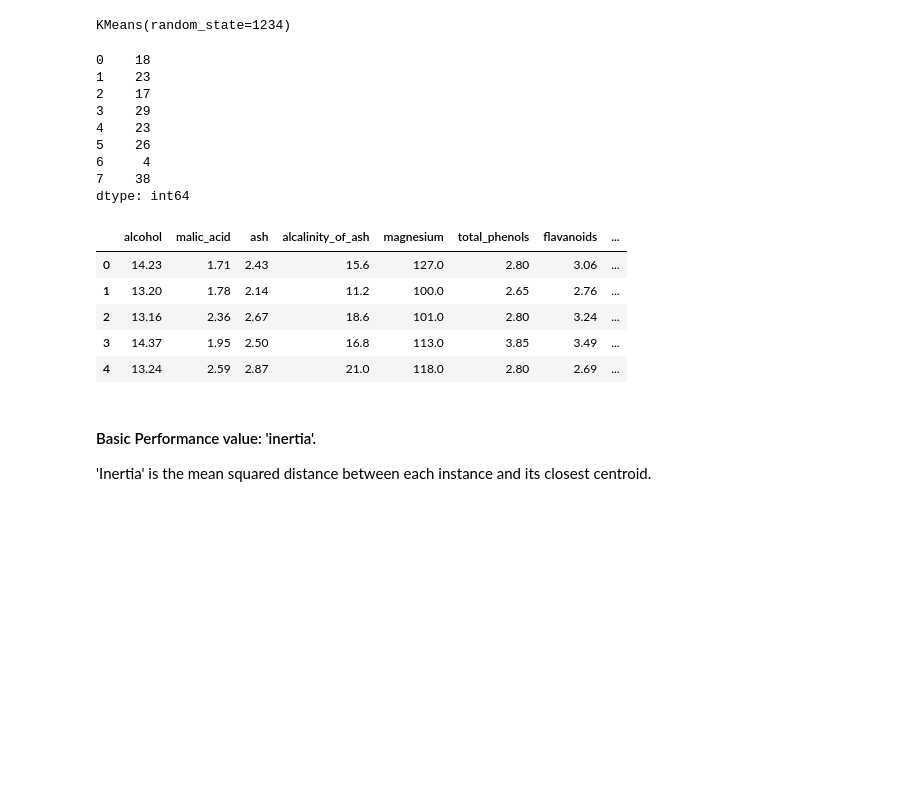
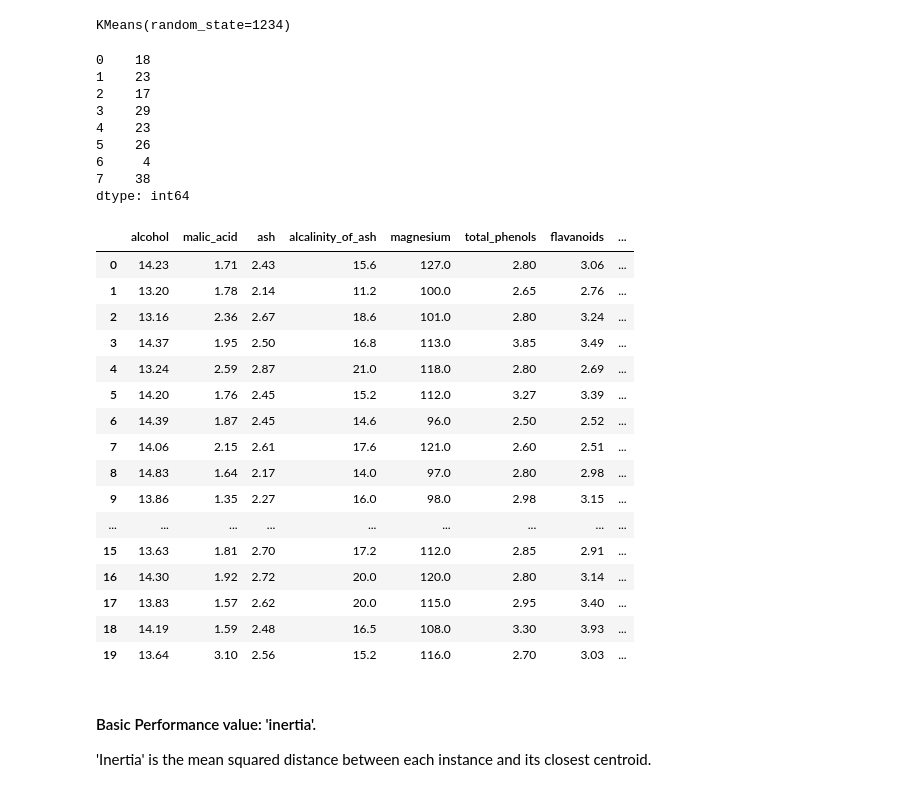
Before and after one commit to vikkieessien/data-pt-ber-08-20, a Jupyter notebook: Labs/module-3_labs/03_unsupervised-learning/unsupervised-learning-class-kmeans.ipynb, the cells around one changed output. Cells and saved outputs as stored; diff of their text form; code cells hidden in the pictures; blank space fills up the shorter version.

```diff
--- a/Labs/module-3_labs/03_unsupervised-learning/unsupervised-learning-class-kmeans.ipynb
+++ b/Labs/module-3_labs/03_unsupervised-learning/unsupervised-learning-class-kmeans.ipynb
@@ -137,30 +157,41 @@ KMeans(random_state=1234)
 # %%
 # Predicting / assigning the clusters:
 clusters = kmeans.predict(X_prep)
 
 # Check the size of the clusters
 print(pd.Series(clusters).value_counts().sort_index())
 
 # Explore the cluster assignment in the original dataset
 X_df = pd.DataFrame(X)
-X_df["cluster"] = clusters
-X_df.head()
+X_df["cluster"] = clusters # this creates a seperate columns for cluster
+X_df.head(20)
 # %% [output]
 0    18
 1    23
 2    17
 3    29
 4    23
 5    26
 6     4
 7    38
 dtype: int64
 |  | alcohol | malic_acid | ash | alcalinity_of_ash | magnesium | total_phenols | flavanoids | ... |
 | 0 | 14.23 | 1.71 | 2.43 | 15.6 | 127.0 | 2.80 | 3.06 | ... |
 | 1 | 13.20 | 1.78 | 2.14 | 11.2 | 100.0 | 2.65 | 2.76 | ... |
 | 2 | 13.16 | 2.36 | 2.67 | 18.6 | 101.0 | 2.80 | 3.24 | ... |
 | 3 | 14.37 | 1.95 | 2.50 | 16.8 | 113.0 | 3.85 | 3.49 | ... |
 | 4 | 13.24 | 2.59 | 2.87 | 21.0 | 118.0 | 2.80 | 2.69 | ... |
+| 5 | 14.20 | 1.76 | 2.45 | 15.2 | 112.0 | 3.27 | 3.39 | ... |
+| 6 | 14.39 | 1.87 | 2.45 | 14.6 | 96.0 | 2.50 | 2.52 | ... |
+| 7 | 14.06 | 2.15 | 2.61 | 17.6 | 121.0 | 2.60 | 2.51 | ... |
+| 8 | 14.83 | 1.64 | 2.17 | 14.0 | 97.0 | 2.80 | 2.98 | ... |
+| 9 | 13.86 | 1.35 | 2.27 | 16.0 | 98.0 | 2.98 | 3.15 | ... |
+| ... | ... | ... | ... | ... | ... | ... | ... | ... |
+| 15 | 13.63 | 1.81 | 2.70 | 17.2 | 112.0 | 2.85 | 2.91 | ... |
+| 16 | 14.30 | 1.92 | 2.72 | 20.0 | 120.0 | 2.80 | 3.14 | ... |
+| 17 | 13.83 | 1.57 | 2.62 | 20.0 | 115.0 | 2.95 | 3.40 | ... |
+| 18 | 14.19 | 1.59 | 2.48 | 16.5 | 108.0 | 3.30 | 3.93 | ... |
+| 19 | 13.64 | 3.10 | 2.56 | 15.2 | 116.0 | 2.70 | 3.03 | ... |
 # %% [markdown]
 #### Basic Performance value: 'inertia'.
 'Inertia' is the mean squared distance between each instance and its closest centroid.
```
Also changed, not shown: parts of 12 cells of this notebook, 3 other files.
